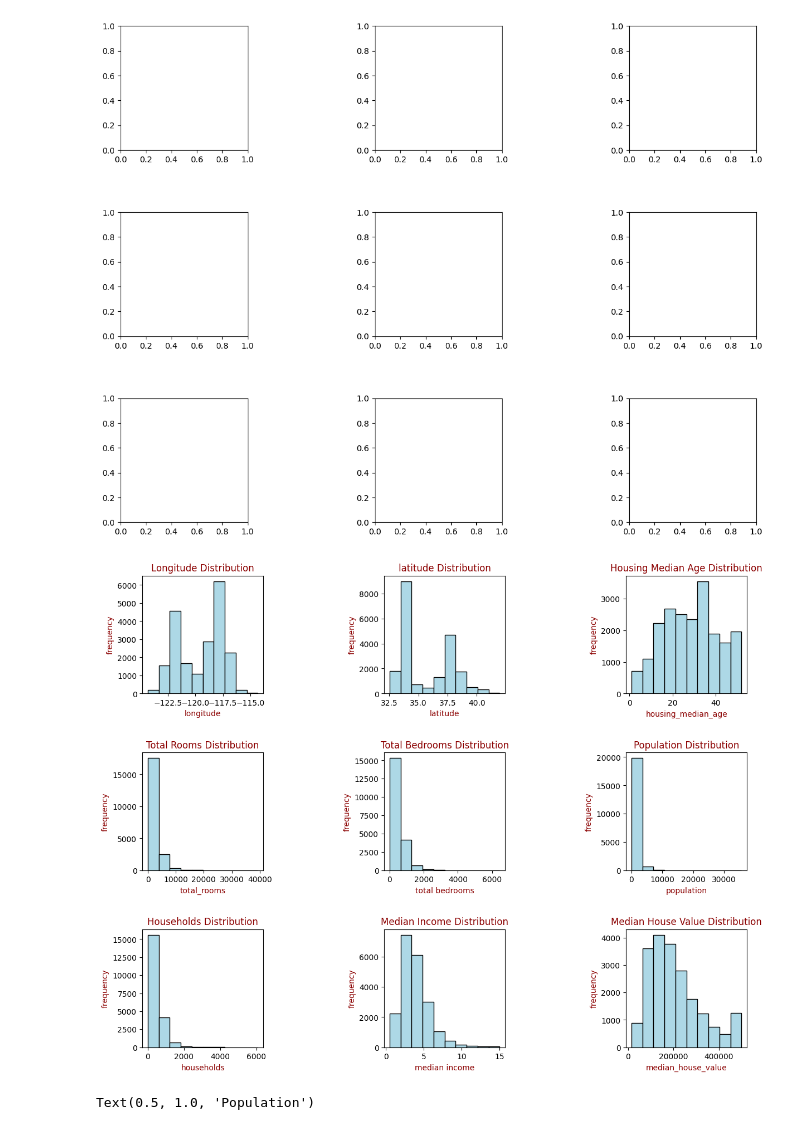
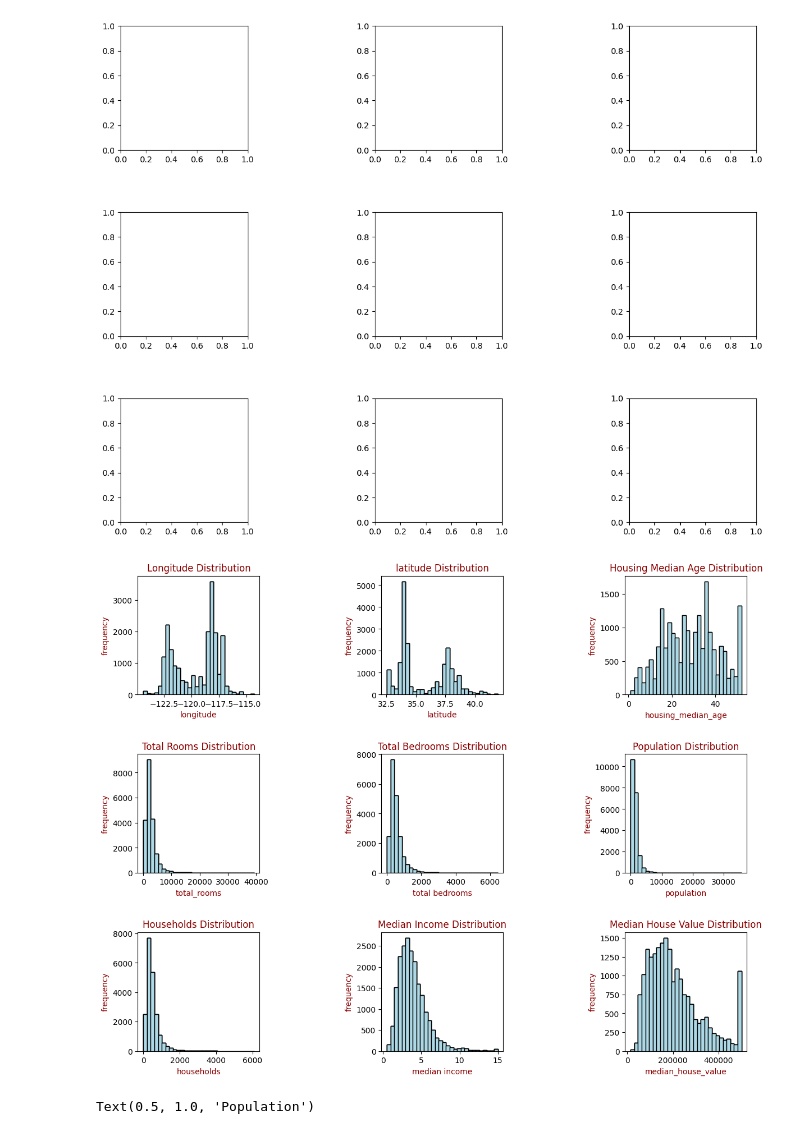
Before and after one commit to Nothing4601/WiDS_Mid-term, a Jupyter notebook: Assigment_2.ipynb, the cells around one changed output. Cells and saved outputs as stored; diff of their text form; code cells hidden in the pictures.

```diff
--- a/Assigment_2.ipynb
+++ b/Assigment_2.ipynb
@@ -111,61 +111,61 @@ fig.subplots_adjust(hspace=0.5, wspace=1)
 [figure]
 # %%
 #  lognitude at (0,0)
-ax[0][0].hist(housing['longitude'],edgecolor='black',color='#ADD8E6')
+ax[0][0].hist(housing['longitude'],edgecolor='black',color='#ADD8E6',bins=30)
 ax[0][0].set_xlabel('longitude',color='#8B0000',fontsize=10)
 ax[0][0].set_ylabel('frequency',color='#8B0000',fontsize=10)
 ax[0][0].set_title('Longitude Distribution',color='#8B0000',fontsize=12)
 
 #  latitude at (0,0)
-ax[0][1].hist(housing['latitude'],edgecolor='black',color='#ADD8E6')
+ax[0][1].hist(housing['latitude'],edgecolor='black',color='#ADD8E6',bins=30)
 ax[0][1].set_xlabel('latitude',color='#8B0000',fontsize=10)
 ax[0][1].set_ylabel('frequency',color='#8B0000',fontsize=10)
 ax[0][1].set_title('latitude Distribution',color='#8B0000',fontsize=12)
 
 #  housing_median_age at (0,0)
-ax[0][2].hist(housing['housing_median_age'],edgecolor='black',color='#ADD8E6')
+ax[0][2].hist(housing['housing_median_age'],edgecolor='black',color='#ADD8E6',bins=30)
 ax[0][2].set_xlabel('housing_median_age',color='#8B0000',fontsize=10)
 ax[0][2].set_ylabel('frequency',color='#8B0000',fontsize=10)
 ax[0][2].set_title('Housing Median Age Distribution',color='#8B0000',fontsize=12)
 
 #  total rooms	 at (0,0)
-ax[1][0].hist(housing['total_rooms'],edgecolor='black',color='#ADD8E6')
+ax[1][0].hist(housing['total_rooms'],edgecolor='black',color='#ADD8E6',bins=30)
 ax[1][0].set_xlabel('total_rooms',color='#8B0000',fontsize=10)
 ax[1][0].set_ylabel('frequency',color='#8B0000',fontsize=10)
 ax[1][0].set_title('Total Rooms Distribution',color='#8B0000',fontsize=12)
 
 #  total bedrooms at (0,0)
-ax[1][1].hist(housing['total_bedrooms'],edgecolor='black',color='#ADD8E6')
+ax[1][1].hist(housing['total_bedrooms'],edgecolor='black',color='#ADD8E6',bins=30)
 ax[1][1].set_xlabel('total bedrooms',color='#8B0000',fontsize=10)
 ax[1][1].set_ylabel('frequency',color='#8B0000',fontsize=10)
 ax[1][1].set_title('Total Bedrooms Distribution',color='#8B0000',fontsize=12)
 
 #  population at (0,0)
-ax[1][2].hist(housing['population'],edgecolor='black',color='#ADD8E6')
+ax[1][2].hist(housing['population'],edgecolor='black',color='#ADD8E6',bins=30)
 ax[1][2].set_xlabel('population',color='#8B0000',fontsize=10)
 ax[1][2].set_ylabel('frequency',color='#8B0000',fontsize=10)
 ax[1][2].set_title('Population Distribution',color='#8B0000',fontsize=12)
 
 #  households	 at (0,0)
-ax[2][0].hist(housing['households'],edgecolor='black',color='#ADD8E6')
+ax[2][0].hist(housing['households'],edgecolor='black',color='#ADD8E6',bins=30)
 ax[2][0].set_xlabel('households',color='#8B0000',fontsize=10)
 ax[2][0].set_ylabel('frequency',color='#8B0000',fontsize=10)
 ax[2][0].set_title('Households Distribution',color='#8B0000',fontsize=12)
 
 #  median_income at (0,0)
-ax[2][1].hist(housing['median_income'],edgecolor='black',color='#ADD8E6')
+ax[2][1].hist(housing['median_income'],edgecolor='black',color='#ADD8E6',bins=30)
 ax[2][1].set_xlabel('median income',color='#8B0000',fontsize=10)
 ax[2][1].set_ylabel('frequency',color='#8B0000',fontsize=10)
 ax[2][1].set_title('Median Income Distribution',color='#8B0000',fontsize=12)
 
 #  median_house_value at (0,0)
-ax[2][2].hist(housing['median_house_value'],edgecolor='black',color='#ADD8E6')
+ax[2][2].hist(housing['median_house_value'],edgecolor='black',color='#ADD8E6',bins=30)
 ax[2][2].set_xlabel('median_house_value',color='#8B0000',fontsize=10)
 ax[2][2].set_ylabel('frequency',color='#8B0000',fontsize=10)
 ax[2][2].set_title('Median House Value Distribution',color='#8B0000',fontsize=12)
 fig
 # %% [output]
-[figure, old version]
+[figure, new version]
 # %%
 fig, ax = plt.subplots(1, 3, figsize=(15, 5))
 
```
Also changed, not shown: parts of 4 cells of this notebook.
